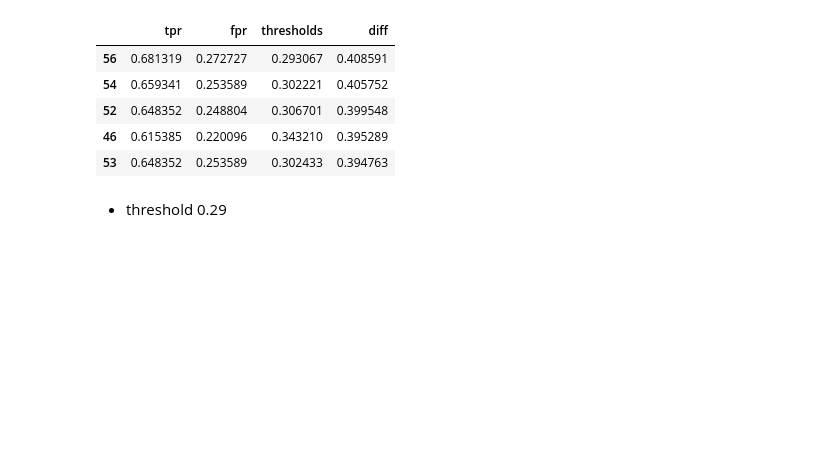
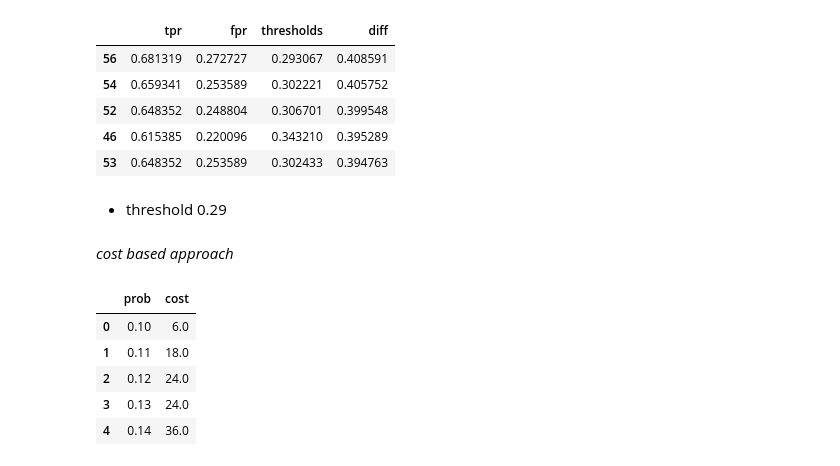
Before and after one commit to aparna-2001/machine_learning_using_python, a Jupyter notebook: Binary_logistic_regression.ipynb, the cells around one changed output. Drawn from its saved outputs; the diff is of its cells as text; code cells hidden in the pictures; blank space fills up the shorter version.

```diff
--- a/Binary_logistic_regression.ipynb
+++ b/Binary_logistic_regression.ipynb
@@ -298,3 +310,33 @@ tpr_fpr.sort_values('diff', ascending = False) [0:5]
 | 53 | 0.648352 | 0.253589 | 0.302433 | 0.394763 |
 # %% [markdown]
 * threshold 0.29
+# %% [markdown]
+*cost based approach*
+# %%
+def total_cost(actual, predicted, cost_FPs, cost_FNs):
+
+  cm = confusion_matrix(actual, predicted, labels = [1,0])
+  cm_mat = np.array(cm)
+
+  return cm_mat[0,1] * cost_FNs + cm_mat[0,1] * cost_FPs
+# %%
+cost_df = pd.DataFrame(columns = ['prob', 'cost'])
+# %%
+idx = 0
+
+for each_prob in range(10,50):
+   cost = total_cost(y_pred_df.actual,
+                     y_pred_df.predicted_prob.map(
+                         lambda x: 1 if x > (each_prob/100) else 0), 1,5
+                     )
+   cost_df.loc[idx] = [(each_prob/100), cost]
+   idx += 1
+# %%
+cost_df.sort_values('cost', ascending = True) [0:5]
+# %% [output]
+|  | prob | cost |
+| 0 | 0.10 | 6.0 |
+| 1 | 0.11 | 18.0 |
+| 2 | 0.12 | 24.0 |
+| 3 | 0.13 | 24.0 |
+| 4 | 0.14 | 36.0 |
```
Also changed, not shown: parts of 7 cells of this notebook.
